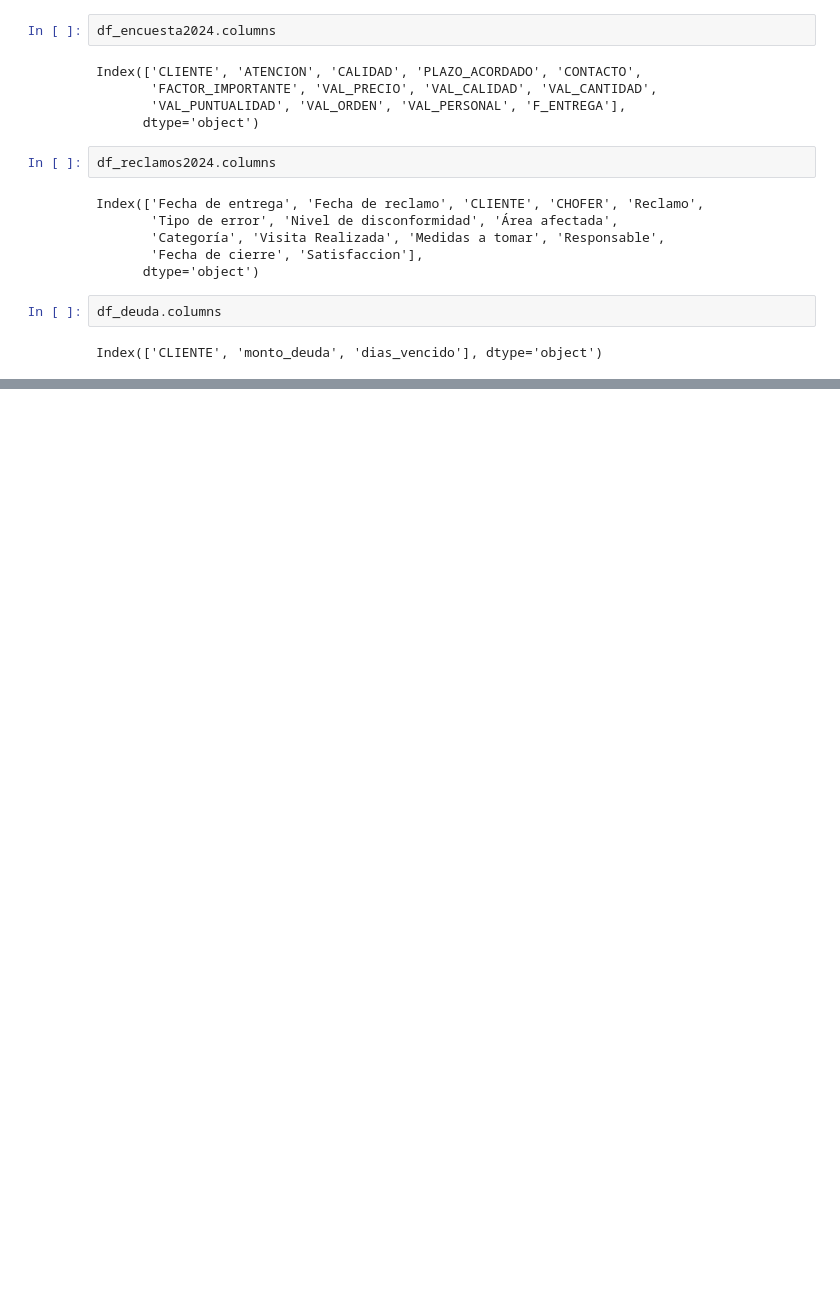
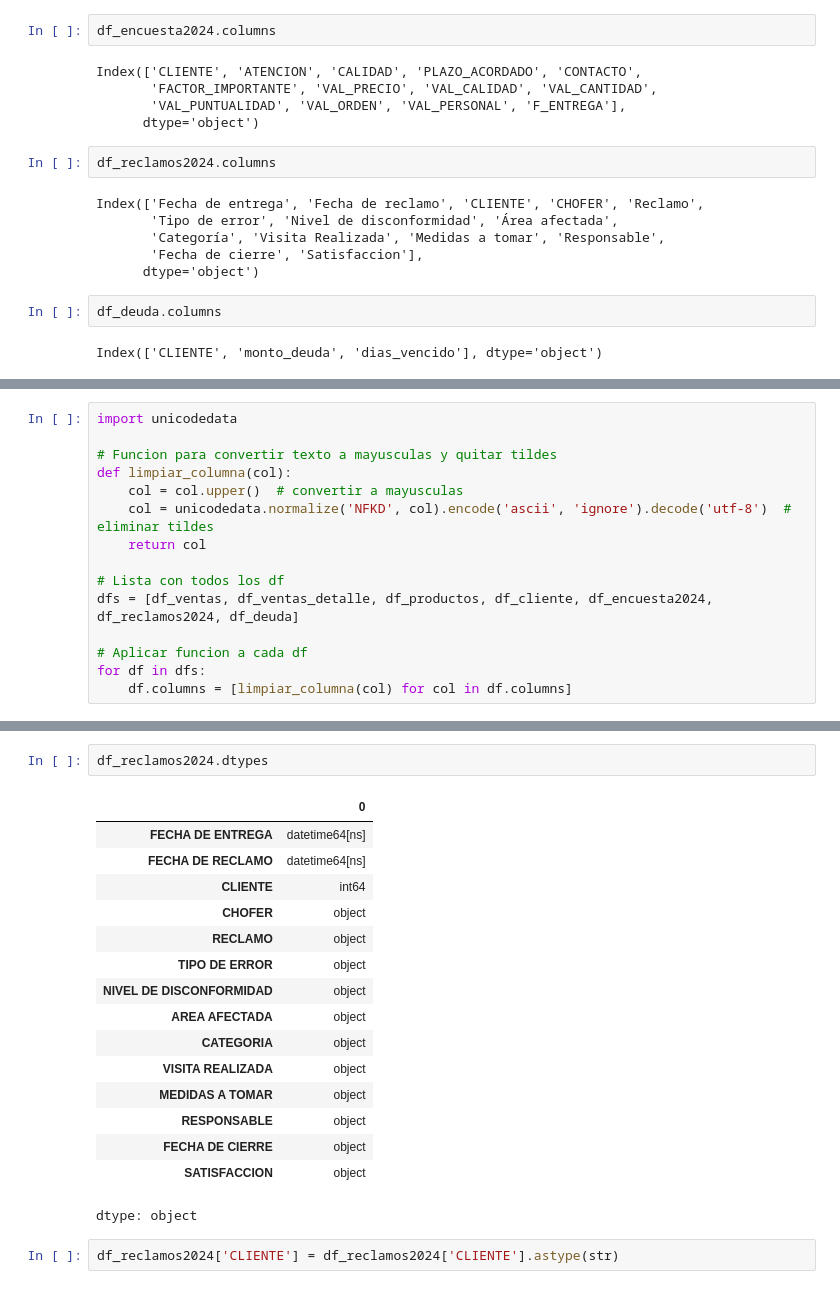
Before and after one commit to lomerrod/proyectofinalDS2, a Jupyter notebook: ProyectoParteIII+RodriguezLorena.ipynb, the cells around one changed output, grey strips where cells are left out. Cells and saved outputs as stored; diff of their text form; blank space fills up the shorter version.

```diff
--- a/ProyectoParteIII+RodriguezLorena.ipynb
+++ b/ProyectoParteIII+RodriguezLorena.ipynb
@@ -439,0 +440,15 @@ Index(['CLIENTE', 'monto_deuda', 'dias_vencido'], dtype='object')
+# %%
+import unicodedata
+
+# Funcion para convertir texto a mayusculas y quitar tildes
+def limpiar_columna(col):
+    col = col.upper()  # convertir a mayusculas
+    col = unicodedata.normalize('NFKD', col).encode('ascii', 'ignore').decode('utf-8')  # eliminar tildes
+    return col
+
+# Lista con todos los df
+dfs = [df_ventas, df_ventas_detalle, df_productos, df_cliente, df_encuesta2024, df_reclamos2024, df_deuda]
+
+# Aplicar funcion a cada df
+for df in dfs:
+    df.columns = [limpiar_columna(col) for col in df.columns]
@@ -439,0 +574,21 @@ Index(['CLIENTE', 'monto_deuda', 'dias_vencido'], dtype='object')
+# %%
+df_reclamos2024.dtypes
+# %% [output]
+|  | 0 |
+| FECHA DE ENTREGA | datetime64[ns] |
+| FECHA DE RECLAMO | datetime64[ns] |
+| CLIENTE | int64 |
+| CHOFER | object |
+| RECLAMO | object |
+| TIPO DE ERROR | object |
+| NIVEL DE DISCONFORMIDAD | object |
+| AREA AFECTADA | object |
+| CATEGORIA | object |
+| VISITA REALIZADA | object |
+| MEDIDAS A TOMAR | object |
+| RESPONSABLE | object |
+| FECHA DE CIERRE | object |
+| SATISFACCION | object |
+dtype: object
+# %%
+df_reclamos2024['CLIENTE'] = df_reclamos2024['CLIENTE'].astype(str)
```
Also changed, not shown: parts of 42 cells of this notebook.
